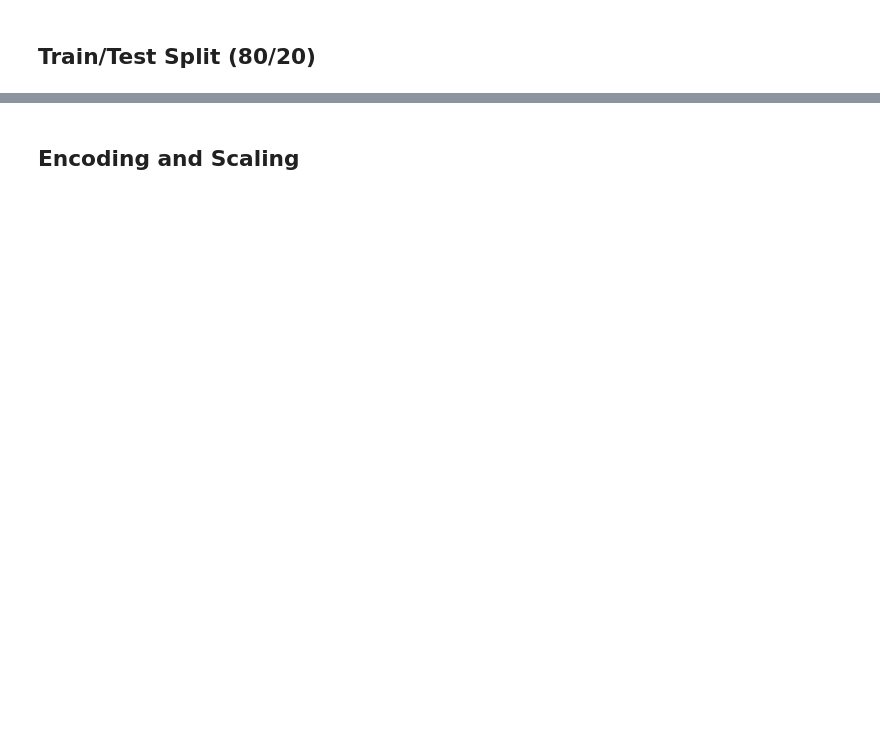
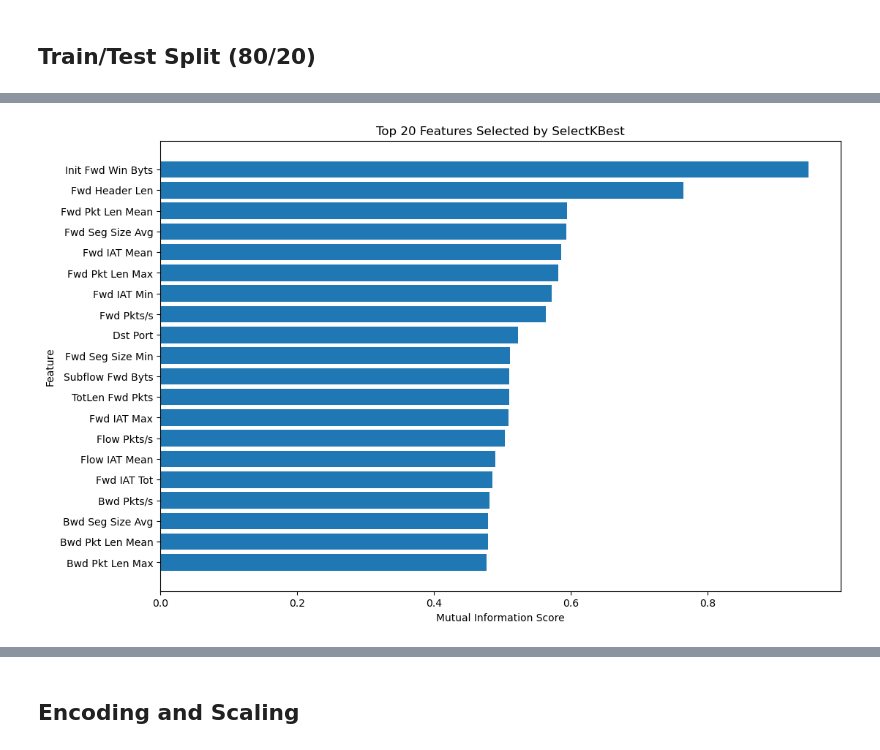
Before and after one commit to luisdavidgarcia/DDoS-Hybrid-Detection-System, a Jupyter notebook: notebooks/analysis_cicids2019.ipynb, the cells around one changed output, grey strips where cells are left out. Saved outputs shown, nothing was run; the diff lists cells and outputs as text; code cells hidden in the pictures; blank space fills up the shorter version.

```diff
--- a/notebooks/analysis_cicids2019.ipynb
+++ b/notebooks/analysis_cicids2019.ipynb
@@ -175,0 +250,30 @@ plt.show()
+# %%
+# Get the mask for the selected features
+mask = top_20_features.get_support()
+
+# Get the feature scores
+feature_scores = top_20_features.scores_
+
+# Get the selected feature names
+selected_features = X_train.columns[mask]
+selected_scores = feature_scores[mask]
+
+# Create a DataFrame for plotting
+df_top_features = pd.DataFrame({
+    'Feature': selected_features,
+    'Score': selected_scores
+})
+
+# Sort the DataFrame by scores in descending order
+df_top_features = df_top_features.sort_values(by='Score', ascending=False)
+
+# Plot the top features
+plt.figure(figsize=(12, 8))
+plt.barh(df_top_features['Feature'], df_top_features['Score'])
+plt.xlabel('Mutual Information Score')
+plt.ylabel('Feature')
+plt.title('Top 20 Features Selected by SelectKBest')
+plt.gca().invert_yaxis()  # Invert y-axis to have the highest score on top
+plt.show()
+# %% [output]
+[figure, added]
```
Also changed, not shown: parts of 46 cells of this notebook.
